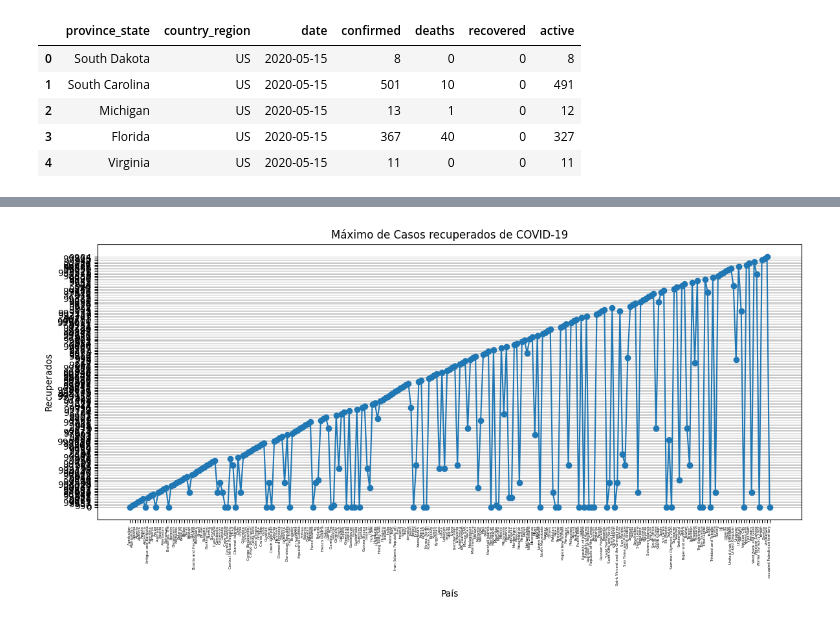
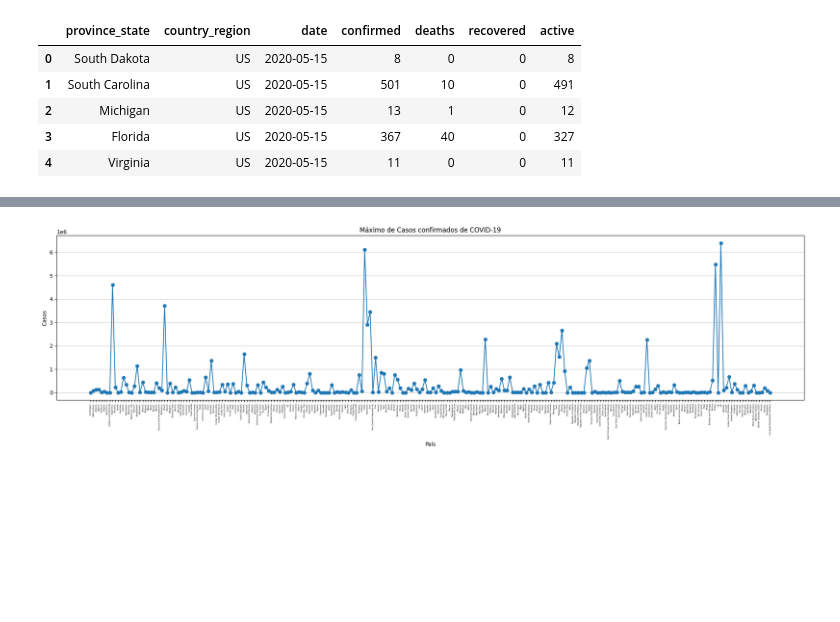
Before and after one commit to NicolasFredes/Prueba_1-main, a Jupyter notebook: Untitled-1.ipynb, the cells around one changed output, grey strips where cells are left out. Cells and saved outputs as stored; diff of their text form; code cells hidden in the pictures; blank space fills up the shorter version.

```diff
--- a/Untitled-1.ipynb
+++ b/Untitled-1.ipynb
@@ -131,9 +131,12 @@ plt.show()
 # %%
 query = """
-    SELECT country_region, MAX(recovered) AS max_recovered
-    FROM `bigquery-public-data.covid19_jhu_csse.summary`
-    GROUP BY country_region
-    ORDER BY country_region ASC
+    SELECT country_region, max_recovered
+    FROM (
+        SELECT country_region, MAX(CAST(recovered AS INT64)) AS max_recovered
+        FROM `bigquery-public-data.covid19_jhu_csse.summary`
+        GROUP BY country_region
+        ORDER BY country_region ASC
+    )
 """
 rows = client.query(query).to_dataframe()
 # %%
@@ -141,17 +144,17 @@ rows = rows.dropna()
 paises = rows['country_region'].tolist()
 recuperados = rows['max_recovered'].tolist()
 # %%
-plt.figure(figsize=(12, 6))
+plt.figure(figsize=(20, 6))
 plt.plot(paises, recuperados, marker='o', linestyle='-')
-plt.title('Máximo de Casos recuperados de COVID-19')
+plt.title('Máximo de Casos confirmados de COVID-19')
 plt.xlabel('País')
-plt.ylabel('Recuperados')
+plt.ylabel('Casos')
 plt.xticks(rotation=90, fontsize=4)
 plt.grid(True, axis='y', linestyle='-', linewidth=0.5)
 plt.tight_layout()
 plt.show()
 # %% [output]
-[figure, old version]
+[figure, new version]
 # %%
 query = """
     SELECT country_region, MAX(active) AS max_active
```
Also changed, not shown: parts of 7 cells of this notebook.
